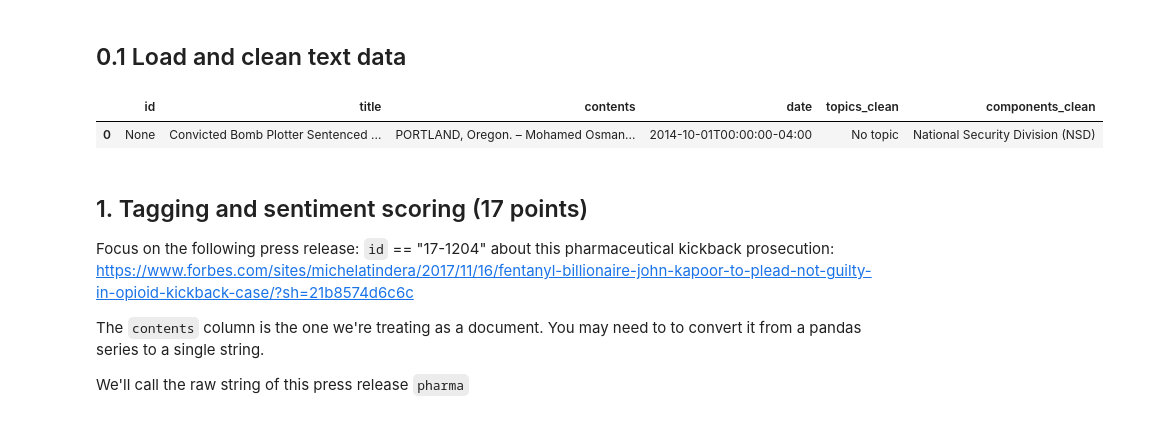
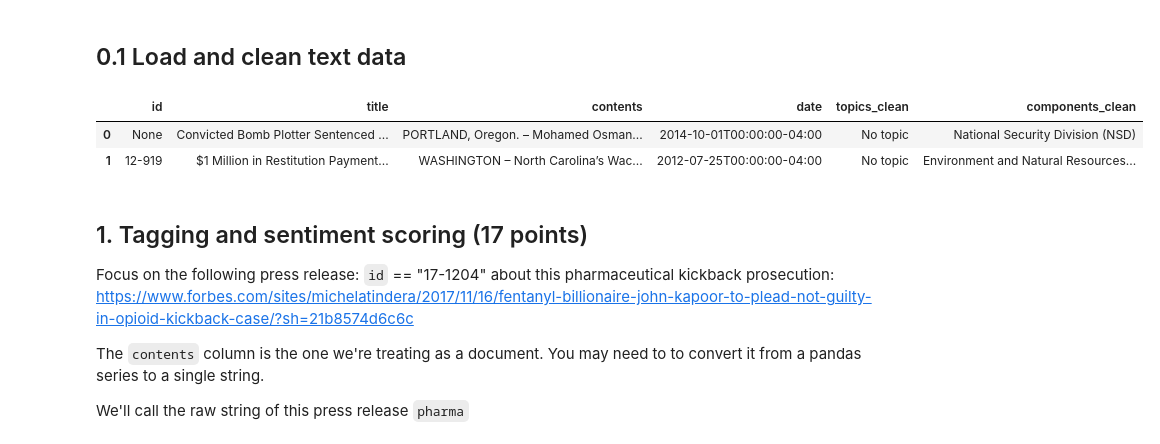
Before and after one commit to alexcraig043/qss-20, a Jupyter notebook: problemsets/pset4/pset4_f0055yb_f005g0v.ipynb, the cells around one changed output. Cells and saved outputs as stored; diff of their text form; code cells hidden in the pictures.

```diff
--- a/problemsets/pset4/pset4_f0055yb_f005g0v.ipynb
+++ b/problemsets/pset4/pset4_f0055yb_f005g0v.ipynb
@@ -57,28 +57,29 @@ pd.set_option('display.max_colwidth', None)
 # %%
 ## first, unzip the file pset4_inputdata.zip
 ## then, run this code to load the unzipped json file and convert to a dataframe
 ## (may need to change the pathname depending on where you store stuff)
 ## and convert some of the attributes from lists to values
 doj = pd.read_json("combined.json", lines = True)
 
 ## due to json, topics are in a list so remove them and concatenate with ;
 doj['topics_clean'] = ["; ".join(topic)
                       if len(topic) > 0 else "No topic"
                       for topic in doj.topics]
 
 ## similarly with components
 doj['components_clean'] = ["; ".join(comp)
                            if len(comp) > 0 else "No component"
                            for comp in doj.components]
 
 ## drop older columns from data
 doj = doj[['id', 'title', 'contents', 'date', 'topics_clean',
            'components_clean']].copy()
 
-doj.head(1)
+doj.head(2)
 # %% [output]
 |  | id | title | contents | date | topics_clean | components_clean |
 | 0 | None | Convicted Bomb Plotter Sentenced ... | PORTLAND, Oregon. – Mohamed Osman... | 2014-10-01T00:00:00-04:00 | No topic | National Security Division (NSD) |
+| 1 | 12-919 | $1 Million in Restitution Payment... | WASHINGTON – North Carolina’s Wac... | 2012-07-25T00:00:00-04:00 | No topic | Environment and Natural Resources... |
 # %% [markdown]
 ## 1. Tagging and sentiment scoring (17 points)
 
```
Also changed, not shown: parts of 35 cells of this notebook, 2 other files.
